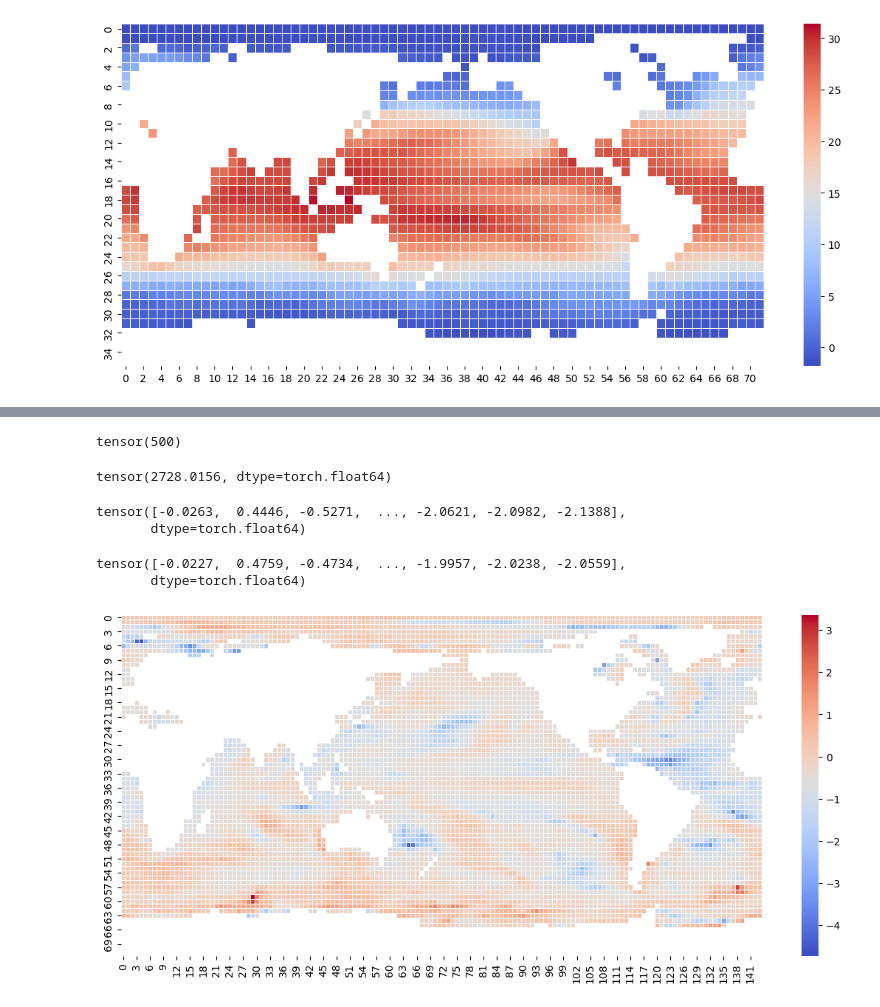
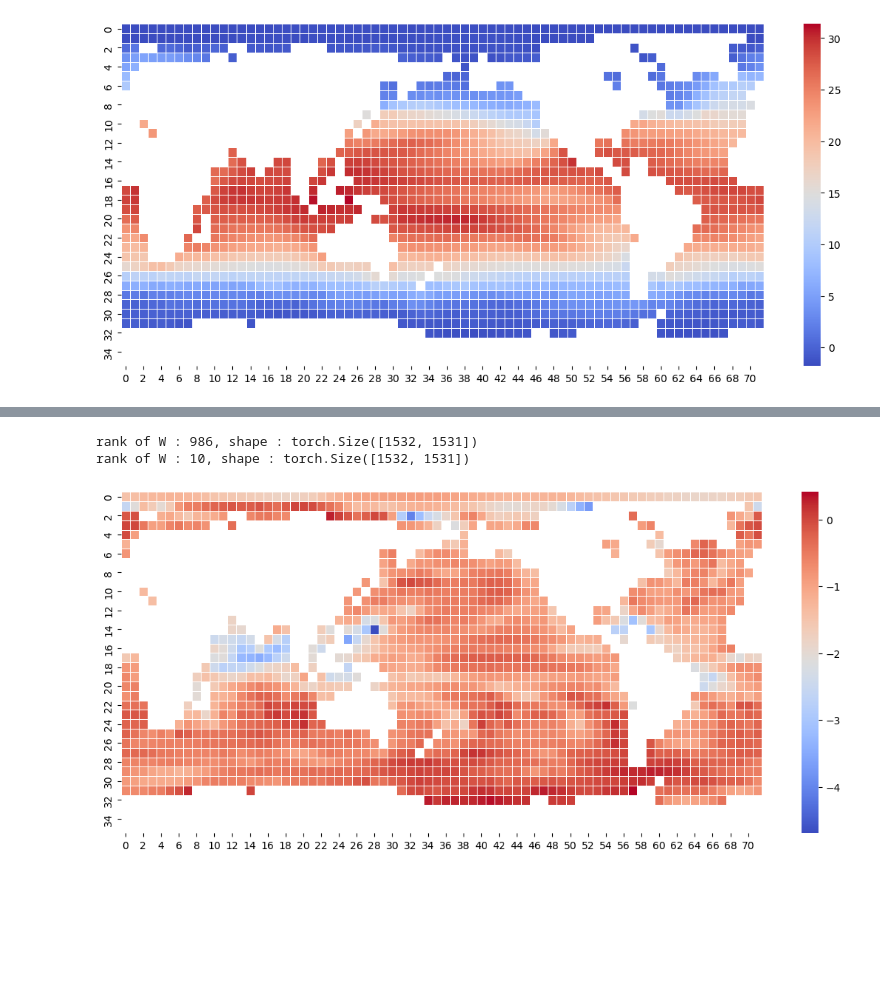
Before and after one commit to Victor2175/gm4cs-m, a Jupyter notebook: ridge_regression.ipynb, the cells around one changed output, grey strips where cells are left out. Saved outputs shown, nothing was run; the diff lists cells and outputs as text; code cells hidden in the pictures; blank space fills up the shorter version.

Commit message:
Implemented ridge and updated LOOCV

```diff
--- a/ridge_regression.ipynb
+++ b/ridge_regression.ipynb
@@ -135,24 +112,22 @@ torch.Size([6731, 6731])
-# %%
-torch.linalg.matrix_rank(Brrr)
-# %% [output]
-tensor(500)
-# %%
-residual
-# %% [output]
-tensor(2728.0156, dtype=torch.float64)
-# %%
-Y_pred = X @ Brrr
-Y_pred[0]
-# %% [output]
-tensor([-0.0263,  0.4446, -0.5271,  ..., -2.0621, -2.0982, -2.1388],
-       dtype=torch.float64)
-# %%
-Y[0]
-# %% [output]
-tensor([-0.0227,  0.4759, -0.4734,  ..., -1.9957, -2.0238, -2.0559],
-       dtype=torch.float64)
+# %%
+from regression import Ridge
+
+machine_model = Ridge()
+machine_model.fit(X, Y)
+W = machine_model.W
+print(f"rank of W : {torch.linalg.matrix_rank(W)}, shape : {W.shape}")
+Y_pred = machine_model.predict(X)
+
+machine_model = Ridge(rank=10)
+machine_model.fit(X, Y)
+W_reduced = machine_model.W
+print(f"rank of W : {torch.linalg.matrix_rank(W_reduced)}, shape : {W_reduced.shape}")
+Y_pred_reduced = machine_model.predict(X)
+# %% [output]
+rank of W : 986, shape : torch.Size([1532, 1531])
+rank of W : 10, shape : torch.Size([1532, 1531])
 # %%
-plot_grid(from_flat_to_grid(Y[15000], union_nan_mask))
+plot_grid(from_flat_to_grid(Y[1500], union_nan_mask, downscale=True))
 # %% [output]
-[figure, old version]
+[figure, new version]
 # %%
```
Also changed, not shown: parts of 20 cells of this notebook, 1 other file.
